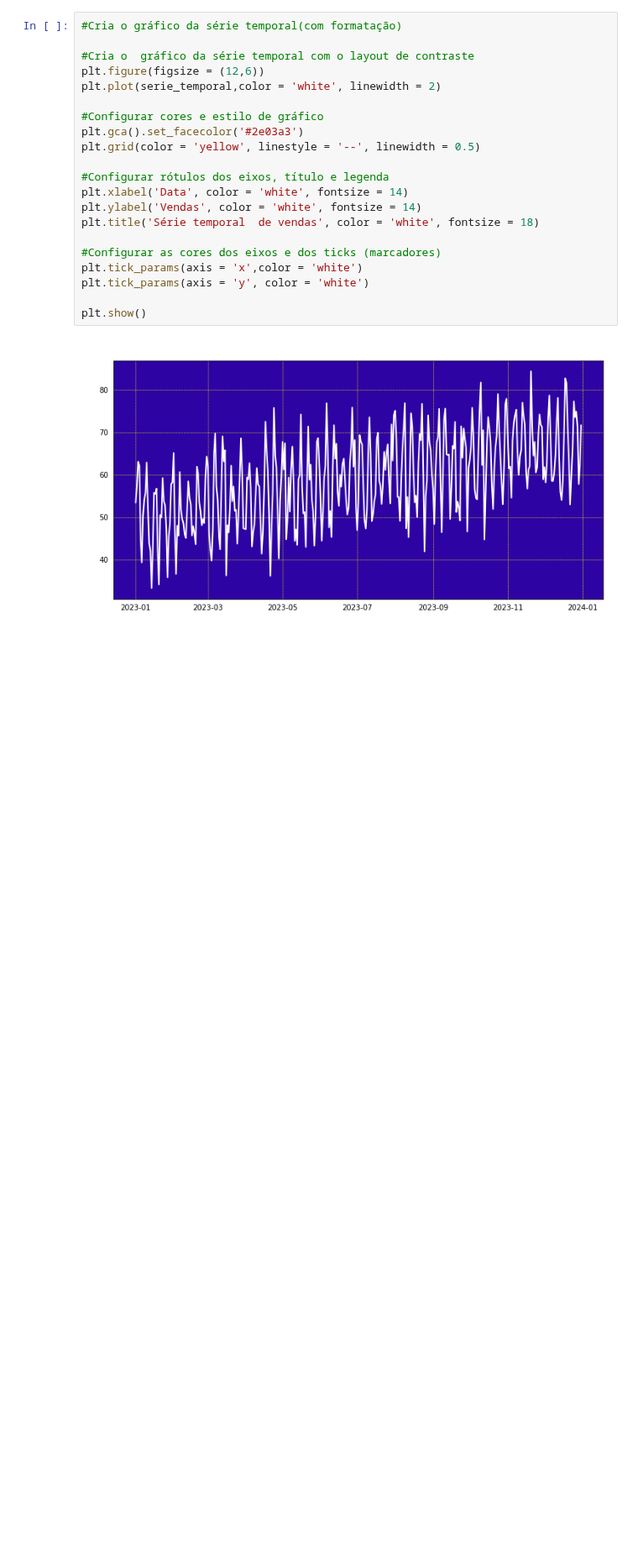
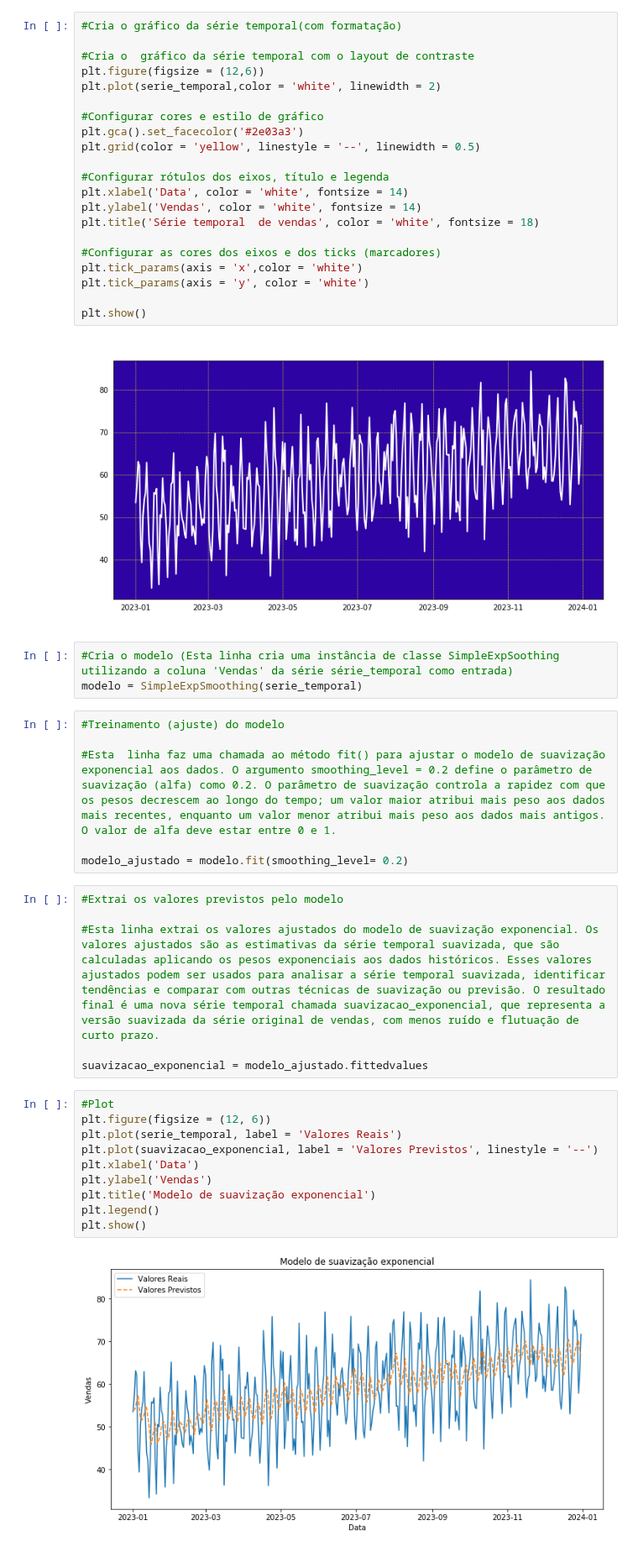
Before and after one commit to leandroclv/DSA_Python, a Jupyter notebook: Analise_Série_Temporais/series_temporais.ipynb, the cells around one changed output. Shown at 84% size. Cells and saved outputs as stored; diff of their text form; blank space fills up the shorter version.

```diff
--- a/Analise_Série_Temporais/series_temporais.ipynb
+++ b/Analise_Série_Temporais/series_temporais.ipynb
@@ -163,3 +163,30 @@ plt.tick_params(axis = 'y', color = 'white')
 plt.show()
 # %% [output]
 [figure]
+# %%
+#Cria o modelo (Esta linha cria uma instância de classe SimpleExpSoothing utilizando a coluna 'Vendas' da série série_temporal como entrada)
+modelo = SimpleExpSmoothing(serie_temporal)
+# %%
+#Treinamento (ajuste) do modelo
+
+#Esta  linha faz uma chamada ao método fit() para ajustar o modelo de suavização exponencial aos dados. O argumento smoothing_level = 0.2 define o parâmetro de suavização (alfa) como 0.2. O parâmetro de suavização controla a rapidez com que os pesos decrescem ao longo do tempo; um valor maior atribui mais peso aos dados mais recentes, enquanto um valor menor atribui mais peso aos dados mais antigos. O valor de alfa deve estar entre 0 e 1.
+
+modelo_ajustado = modelo.fit(smoothing_level= 0.2)
+# %%
+#Extrai os valores previstos pelo modelo
+
+#Esta linha extrai os valores ajustados do modelo de suavização exponencial. Os valores ajustados são as estimativas da série temporal suavizada, que são calculadas aplicando os pesos exponenciais aos dados históricos. Esses valores ajustados podem ser usados para analisar a série temporal suavizada, identificar tendências e comparar com outras técnicas de suavização ou previsão. O resultado final é uma nova série temporal chamada suavizacao_exponencial, que representa a versão suavizada da série original de vendas, com menos ruído e flutuação de curto prazo.
+
+suavizacao_exponencial = modelo_ajustado.fittedvalues
+# %%
+#Plot
+plt.figure(figsize = (12, 6))
+plt.plot(serie_temporal, label = 'Valores Reais')
+plt.plot(suavizacao_exponencial, label = 'Valores Previstos', linestyle = '--')
+plt.xlabel('Data')
+plt.ylabel('Vendas')
+plt.title('Modelo de suavização exponencial')
+plt.legend()
+plt.show()
+# %% [output]
+[figure, added]
```
Also changed, not shown: parts of 3 cells of this notebook, 1 other file.
